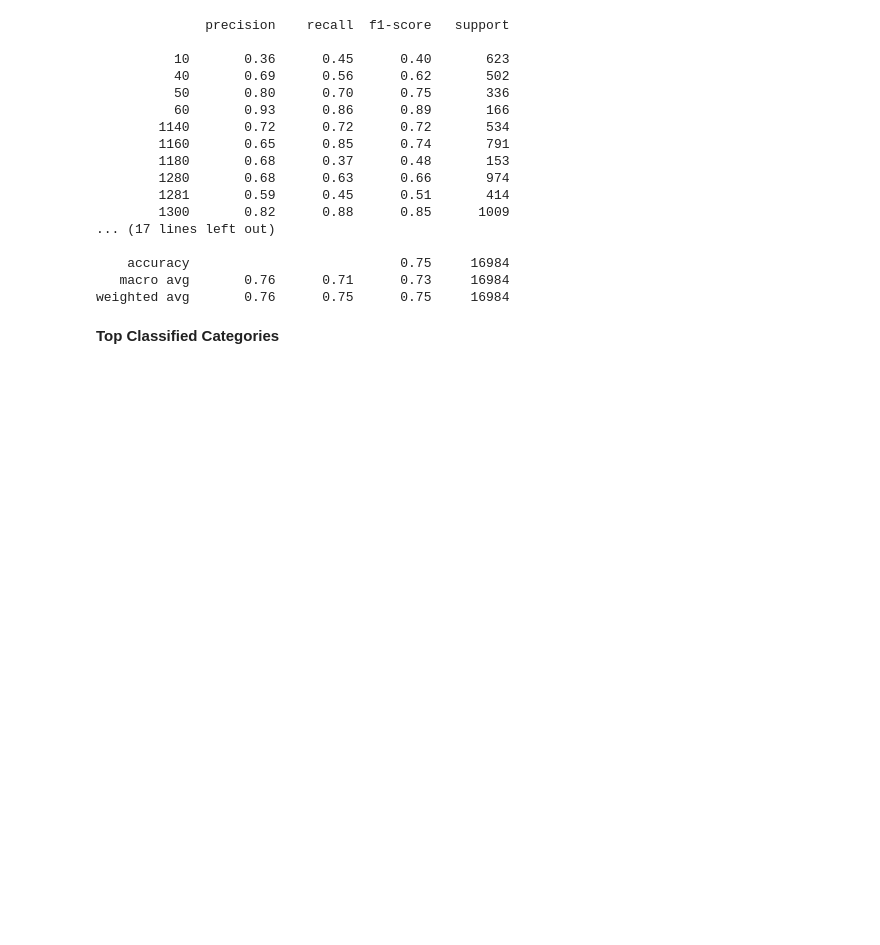
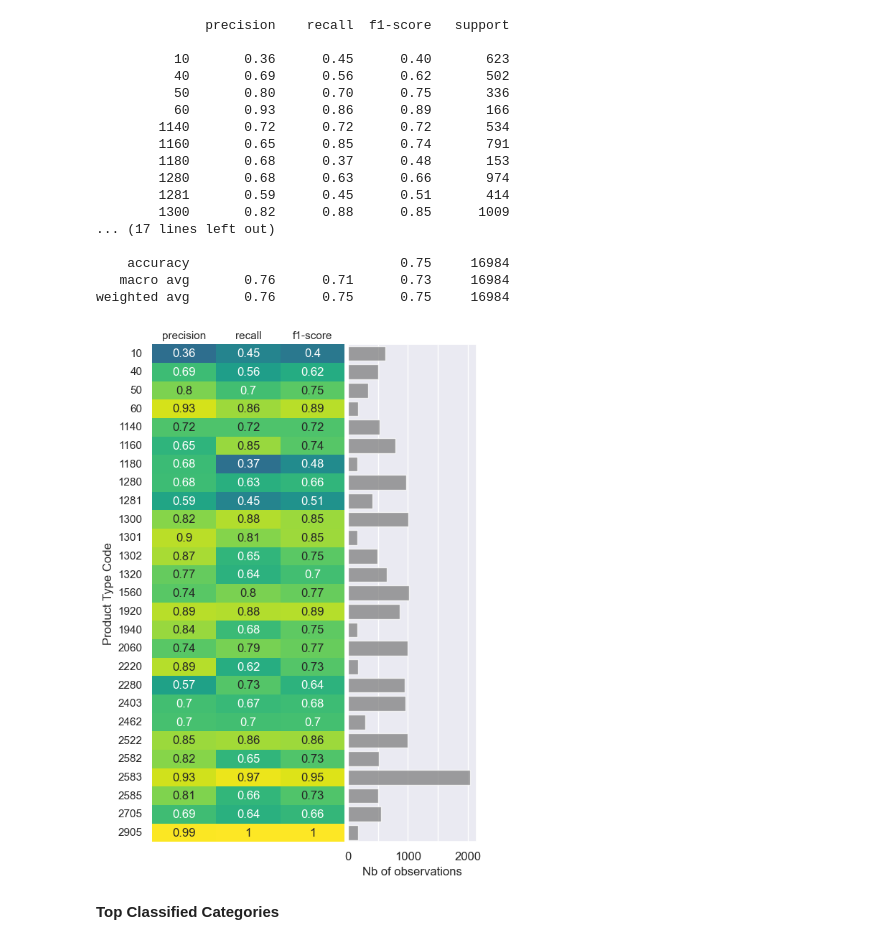
Before and after one commit to RamiroHR/Multimodal-Data-Product-Classification-Model, a Jupyter notebook: Text_Base_Models.ipynb, the cells around one changed output. Saved outputs shown, nothing was run; the diff lists cells and outputs as text; code cells hidden in the pictures; blank space fills up the shorter version.

```diff
--- a/Text_Base_Models.ipynb
+++ b/Text_Base_Models.ipynb
@@ -43,8 +44,8 @@ training_path = '../Trained_models_and_metrics/'
 # %%
 # df_X_train = pd.read_csv(splitting_path + '2308141811_df_X_train.csv', index_col = 0, header = 0)
 # df_X_test = pd.read_csv(splitting_path + '2308141811_df_X_test.csv', index_col = 0, header = 0)
-# df_y_train = pd.read_csv(splitting_path + '2308141811_df_y_train.csv', index_col = 0, header = 0)
-# df_y_test = pd.read_csv(splitting_path + '2308141811_df_y_test.csv', index_col = 0, header = 0)
+df_y_train = pd.read_csv(splitting_path + '2308141811_df_y_train.csv', index_col = 0, header = 0)
+df_y_test = pd.read_csv(splitting_path + '2308141811_df_y_test.csv', index_col = 0, header = 0)
 # %%
 # print(df_X_train.index)
 # df_X_train.head()
@@ -388,6 +409,12 @@ print(classification_report(y_test, y_pred))
     accuracy                           0.75     16984
    macro avg       0.76      0.71      0.73     16984
 weighted avg       0.76      0.75      0.75     16984
+# %%
+import FusionModel_tools as fm
+
+fm.plot_classificationReport(micro_rf)
+# %% [output]
+[figure, added]
 # %% [markdown]
 **Top Classified Categories**
 # %%
```
Also changed, not shown: parts of 64 cells of this notebook.
